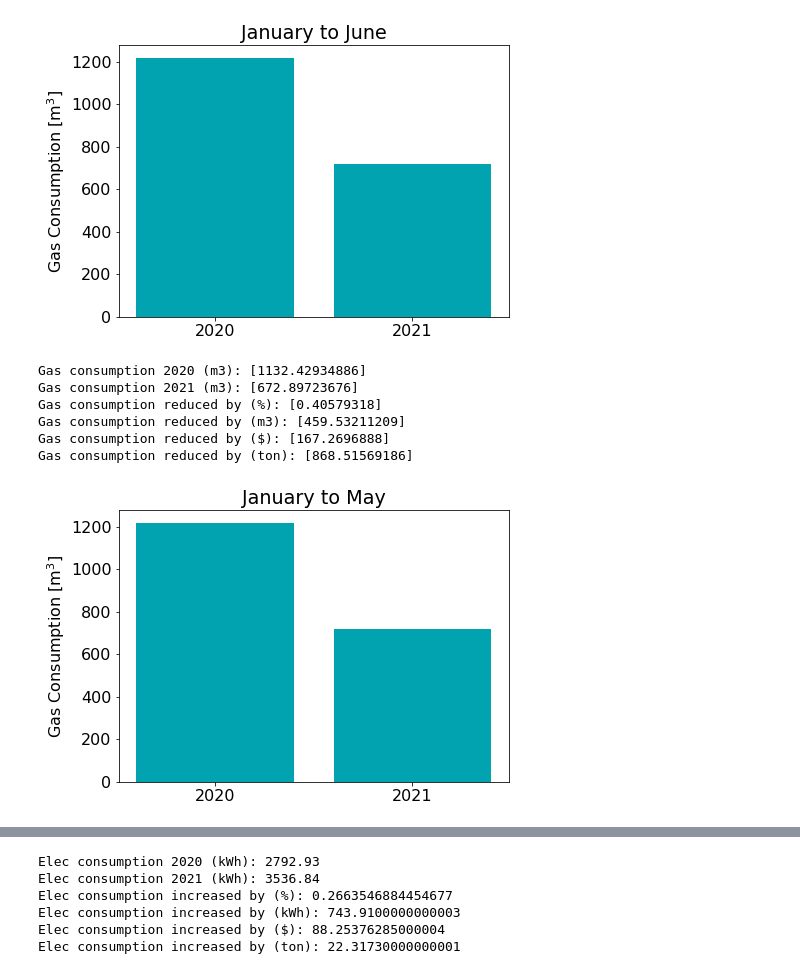
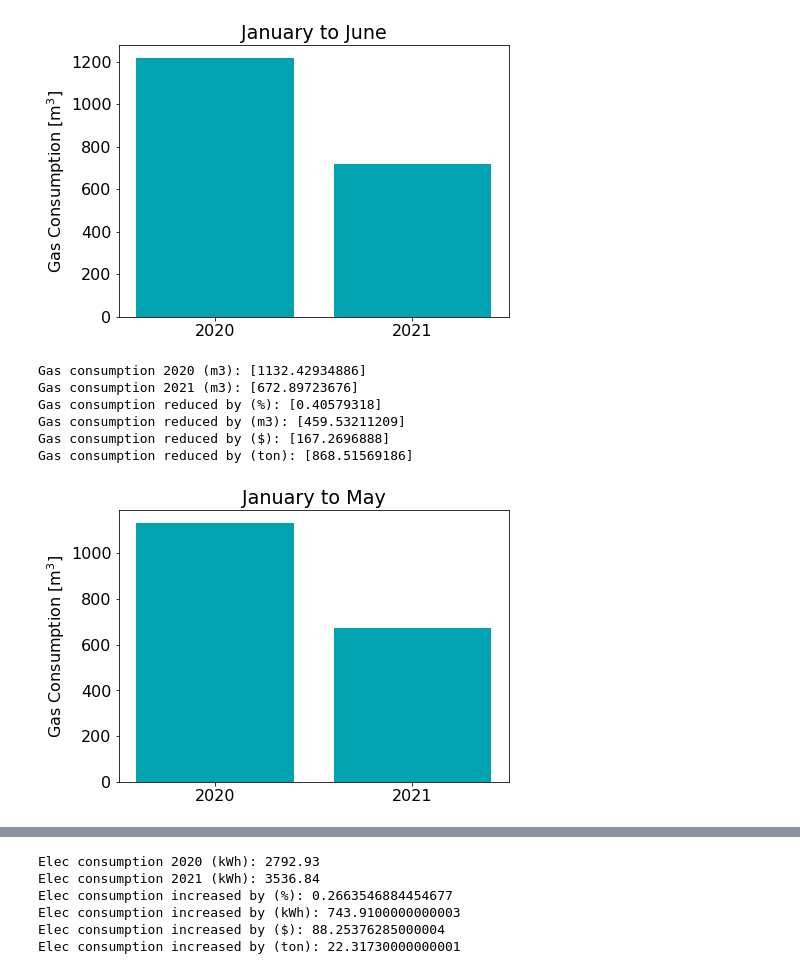
Before and after one commit to SustainableTechnologies/DualFuelCaseStudy072021, a Jupyter notebook: DualFuelCaseStudy.ipynb, the cells around one changed output, grey strips where cells are left out. Cells and saved outputs as stored; diff of their text form; code cells hidden in the pictures.

```diff
--- a/DualFuelCaseStudy.ipynb
+++ b/DualFuelCaseStudy.ipynb
@@ -392,32 +392,32 @@ Gas consumption reduced by (ton): 943.1099999999999
 # %%
 # I want the utility changes for natural gas to cover the same period of time as that for electricity
 # Electricity is purely monthly and I have data for January to May
 # So, using the consumption vs. HDD model, I will adjust the gas consumption for this time period
 
 HDDs_Jan_to_May_2021 = HDD_total(datetime.datetime.strptime('01/01/2021', '%m/%d/%Y'),datetime.datetime.strptime('05/31/2021', '%m/%d/%Y'))['HDDs']
 HDDs_Jan_to_May_2021
 
 gas_2021_adj = ret_model_gas.coef_ * HDDs_Jan_to_May_2021 + (2.5) * ret_model_gas.intercept_ # Note model predicts consumption for two month-periods so need to adjust intercept for a different period
 gas_2020_adj = base_model_gas.coef_ * HDDs_Jan_to_May_2021 + (2.5) * base_model_gas.intercept_
 pos = [0,1]
 plt.figure(figsize=(7,5))
-plt.bar(pos,[gas_2020,gas_2021], tick_label=['2020','2021'], color = step_blue)
+plt.bar(pos,[gas_2020_adj[0],gas_2021_adj[0]], tick_label=['2020','2021'], color = step_blue)
 plt.ylabel('Gas Consumption [m$^{3}$]')
 plt.title('January to May')
 print('Gas consumption 2020 (m3): ' + str(gas_2020_adj))
 print('Gas consumption 2021 (m3): ' + str(gas_2021_adj))
 print('Gas consumption reduced by (%): ' + str(-1*(gas_2021_adj/gas_2020_adj-1)))
 print('Gas consumption reduced by (m3): ' + str((gas_2020_adj - gas_2021_adj)))
 print('Gas consumption reduced by ($): ' + str((gas_2020_adj - gas_2021_adj)*gas_rate))
 print('Gas consumption reduced by (ton): ' + str((gas_2020_adj - gas_2021_adj)*EF_gas))
 # %% [output]
 Gas consumption 2020 (m3): [1132.42934886]
 Gas consumption 2021 (m3): [672.89723676]
 Gas consumption reduced by (%): [0.40579318]
 Gas consumption reduced by (m3): [459.53211209]
 Gas consumption reduced by ($): [167.2696888]
 Gas consumption reduced by (ton): [868.51569186]
-[figure, old version]
+[figure, new version]
 # %%
 # Add HDDs to elec dataframe
 elec['HDDs'] = [HDD_total(x,y)['HDDs'] for x,y in zip(elec.From,elec.To)]
```
